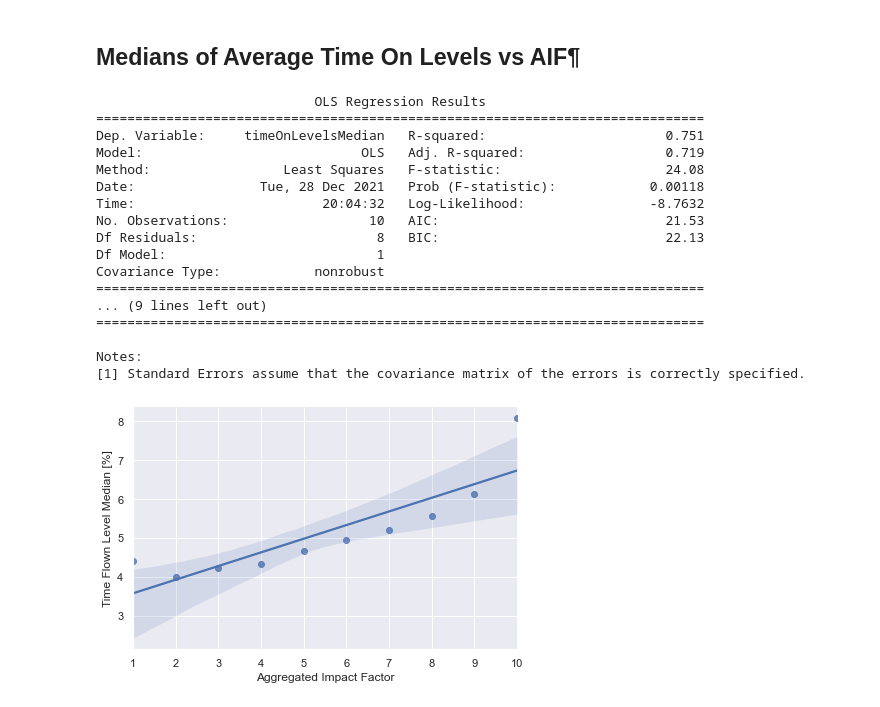
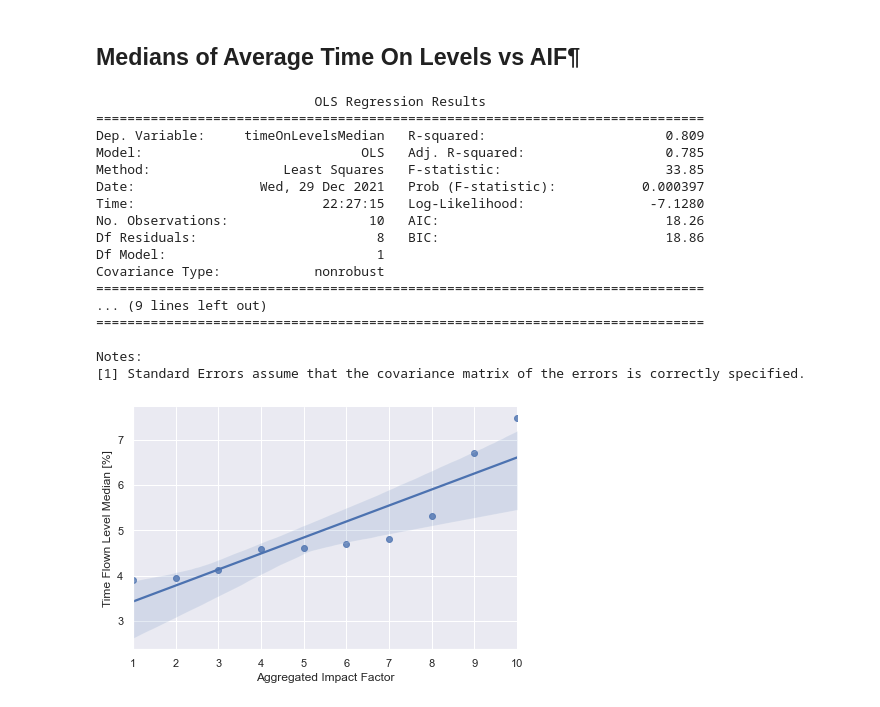
Before and after one commit to anlemett/FlightEfficiencyJournal, a Jupyter notebook: Jupyter/Regression/vertical_PIs_medians_vs_impact_factors.ipynb, the cells around one changed output. Saved outputs shown, nothing was run; the diff lists cells and outputs as text; code cells hidden in the pictures.

```diff
--- a/Jupyter/Regression/vertical_PIs_medians_vs_impact_factors.ipynb
+++ b/Jupyter/Regression/vertical_PIs_medians_vs_impact_factors.ipynb
@@ -163,7 +163,7 @@ df = metrics_AIF_vertical_PIs_by_hour_df.copy()
 #df = df[df['numberOfFlights']>0]
 p1 = df["timeOnLevelsPercentMean"].quantile(0.05)
 p2 = df["timeOnLevelsPercentMean"].quantile(0.95)
-df = df.loc[(df['timeOnLevelsPercentMean'] > p1) & (df['timeOnLevelsPercentMean'] < p2) ]
+#df = df.loc[(df['timeOnLevelsPercentMean'] > p1) & (df['timeOnLevelsPercentMean'] < p2) ]
 
 df.set_index(['AIF'], inplace=True)
 df.sort_index(inplace=True)
@@ -175,40 +175,40 @@ for idx, group in df.groupby(level='AIF'):
     idx_df = group['timeOnLevelsPercentMean']
 
     idx_median = np.median(idx_df)
     median_df = median_df.append({'AIF': idx, 'timeOnLevelsMedian': idx_median}, ignore_index=True)
 
 sns.set(rc={'figure.figsize':(1,1)})
 
 sns.lmplot(x='AIF',y='timeOnLevelsMedian',data=median_df,fit_reg=True, height=4, aspect=3/2);
 plt.xlabel('Aggregated Impact Factor')
 plt.ylabel('Time Flown Level Median [%]')
 
 #statsmodel:
 X_df = median_df[['AIF']]
 y_df = median_df[['timeOnLevelsMedian']]
 
 X2 = sm.add_constant(X_df.values)
 est = sm.OLS(y_df, X2)
 est2 = est.fit()
 print(est2.summary())
-# with outliers - ESGG: 0.82 ESSA: 0.85
-# without outliers - ESGG: 0.61 ESSA: 0.75
+# with outliers - ESGG: 0.71 ESSA: 0.85
+# without outliers - ESGG: 0.72 ESSA: 0.75
 # %% [output]
                             OLS Regression Results
 ==============================================================================
-Dep. Variable:     timeOnLevelsMedian   R-squared:                       0.751
-Model:                            OLS   Adj. R-squared:                  0.719
-Method:                 Least Squares   F-statistic:                     24.08
-Date:                Tue, 28 Dec 2021   Prob (F-statistic):            0.00118
-Time:                        20:04:32   Log-Likelihood:                -8.7632
-No. Observations:                  10   AIC:                             21.53
-Df Residuals:                       8   BIC:                             22.13
+Dep. Variable:     timeOnLevelsMedian   R-squared:                       0.809
+Model:                            OLS   Adj. R-squared:                  0.785
+Method:                 Least Squares   F-statistic:                     33.85
+Date:                Wed, 29 Dec 2021   Prob (F-statistic):           0.000397
+Time:                        22:27:15   Log-Likelihood:                -7.1280
+No. Observations:                  10   AIC:                             18.26
+Df Residuals:                       8   BIC:                             18.86
 Df Model:                           1
 Covariance Type:            nonrobust
 ==============================================================================
 ... (9 lines left out)
 ==============================================================================
 
 Notes:
 [1] Standard Errors assume that the covariance matrix of the errors is correctly specified.
-[figure, old version]
+[figure, new version]
```
Also changed, not shown: parts of 2 cells of this notebook, 6 other files.
